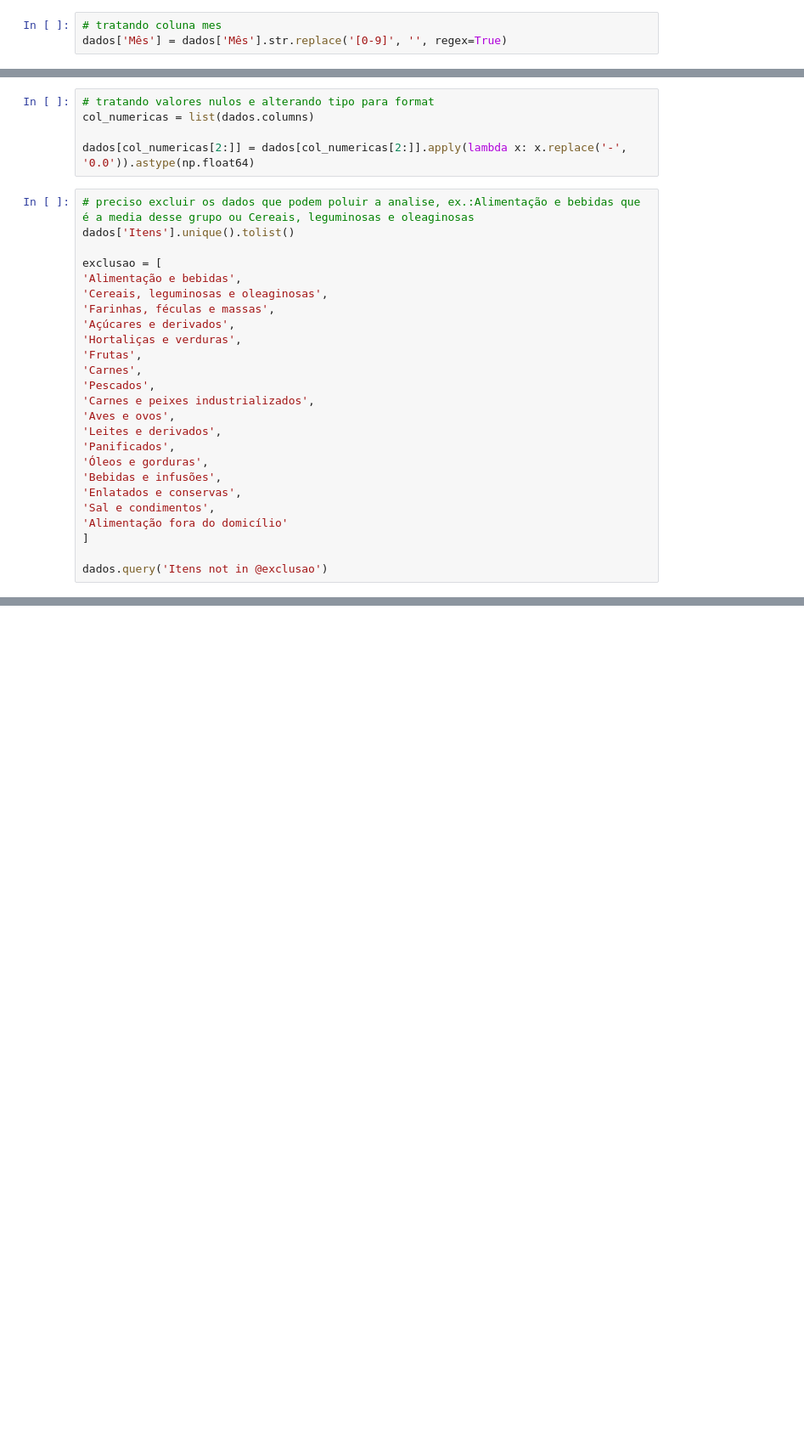
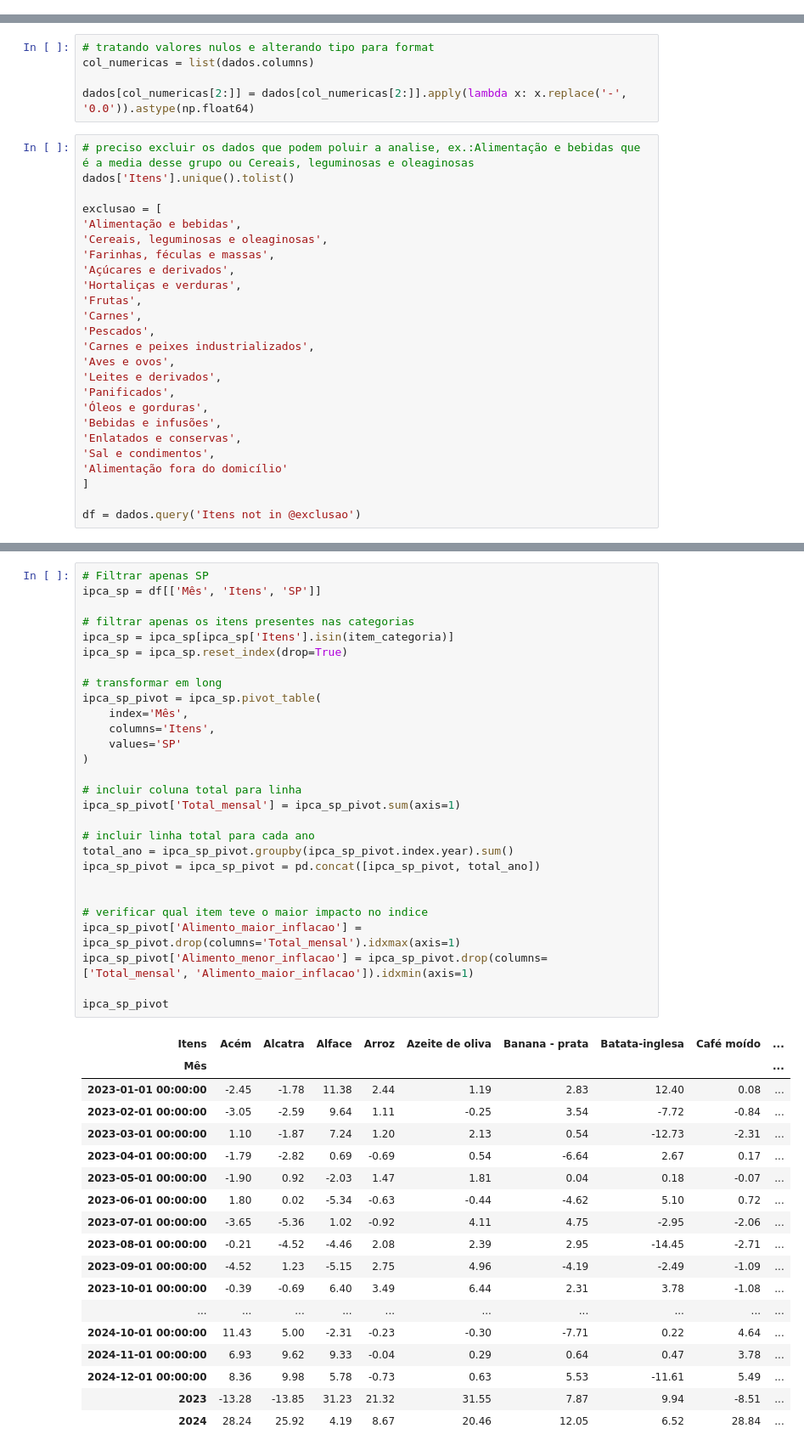
Before and after one commit to edufagunds/projeto_IPCA, a Jupyter notebook: Projeto IPCA/01.Base.ipynb, the cells around one changed output, grey strips where cells are left out. Shown: that part at 85% size. Drawn from its saved outputs; the diff is of its cells as text; blank space fills up the shorter version.

```diff
--- a/Projeto IPCA/01.Base.ipynb
+++ b/Projeto IPCA/01.Base.ipynb
@@ -47,9 +47,6 @@ dados = dados.rename(columns={
        'RM de Curitiba (PR)' : 'PR',
        'RM de Porto Alegre (RS)' : 'RS'
                               })
-# %%
-# tratando coluna mes
-dados['Mês'] = dados['Mês'].str.replace('[0-9]', '', regex=True)
 # %%
 # tratando coluna de itens
 # ^: indica o início da string.
@@ -84,4 +81,4 @@ exclusao = [
 'Alimentação fora do domicílio'
 ]
 
-dados.query('Itens not in @exclusao')
+df = dados.query('Itens not in @exclusao')
@@ -101,0 +172,47 @@ dados.query('Itens not in @exclusao')
+# %%
+# Filtrar apenas SP
+ipca_sp = df[['Mês', 'Itens', 'SP']]
+
+# filtrar apenas os itens presentes nas categorias
+ipca_sp = ipca_sp[ipca_sp['Itens'].isin(item_categoria)]
+ipca_sp = ipca_sp.reset_index(drop=True)
+
+# transformar em long
+ipca_sp_pivot = ipca_sp.pivot_table(
+    index='Mês',
+    columns='Itens',
+    values='SP'
+)
+
+# incluir coluna total para linha
+ipca_sp_pivot['Total_mensal'] = ipca_sp_pivot.sum(axis=1)
+
+# incluir linha total para cada ano
+total_ano = ipca_sp_pivot.groupby(ipca_sp_pivot.index.year).sum()
+ipca_sp_pivot = ipca_sp_pivot = pd.concat([ipca_sp_pivot, total_ano])
+
+
+# verificar qual item teve o maior impacto no indice
+ipca_sp_pivot['Alimento_maior_inflacao'] = ipca_sp_pivot.drop(columns='Total_mensal').idxmax(axis=1)
+ipca_sp_pivot['Alimento_menor_inflacao'] = ipca_sp_pivot.drop(columns=['Total_mensal', 'Alimento_maior_inflacao']).idxmin(axis=1)
+
+ipca_sp_pivot
+# %% [output]
+| Itens | Acém | Alcatra | Alface | Arroz | Azeite de oliva | Banana - prata | Batata-inglesa | Café moído | ... |
+| Mês |  |  |  |  |  |  |  |  | ... |
+| 2023-01-01 00:00:00 | -2.45 | -1.78 | 11.38 | 2.44 | 1.19 | 2.83 | 12.40 | 0.08 | ... |
+| 2023-02-01 00:00:00 | -3.05 | -2.59 | 9.64 | 1.11 | -0.25 | 3.54 | -7.72 | -0.84 | ... |
+| 2023-03-01 00:00:00 | 1.10 | -1.87 | 7.24 | 1.20 | 2.13 | 0.54 | -12.73 | -2.31 | ... |
+| 2023-04-01 00:00:00 | -1.79 | -2.82 | 0.69 | -0.69 | 0.54 | -6.64 | 2.67 | 0.17 | ... |
+| 2023-05-01 00:00:00 | -1.90 | 0.92 | -2.03 | 1.47 | 1.81 | 0.04 | 0.18 | -0.07 | ... |
+| 2023-06-01 00:00:00 | 1.80 | 0.02 | -5.34 | -0.63 | -0.44 | -4.62 | 5.10 | 0.72 | ... |
+| 2023-07-01 00:00:00 | -3.65 | -5.36 | 1.02 | -0.92 | 4.11 | 4.75 | -2.95 | -2.06 | ... |
+| 2023-08-01 00:00:00 | -0.21 | -4.52 | -4.46 | 2.08 | 2.39 | 2.95 | -14.45 | -2.71 | ... |
+| 2023-09-01 00:00:00 | -4.52 | 1.23 | -5.15 | 2.75 | 4.96 | -4.19 | -2.49 | -1.09 | ... |
+| 2023-10-01 00:00:00 | -0.39 | -0.69 | 6.40 | 3.49 | 6.44 | 2.31 | 3.78 | -1.08 | ... |
+| ... | ... | ... | ... | ... | ... | ... | ... | ... | ... |
+| 2024-10-01 00:00:00 | 11.43 | 5.00 | -2.31 | -0.23 | -0.30 | -7.71 | 0.22 | 4.64 | ... |
+| 2024-11-01 00:00:00 | 6.93 | 9.62 | 9.33 | -0.04 | 0.29 | 0.64 | 0.47 | 3.78 | ... |
+| 2024-12-01 00:00:00 | 8.36 | 9.98 | 5.78 | -0.73 | 0.63 | 5.53 | -11.61 | 5.49 | ... |
+| 2023 | -13.28 | -13.85 | 31.23 | 21.32 | 31.55 | 7.87 | 9.94 | -8.51 | ... |
+| 2024 | 28.24 | 25.92 | 4.19 | 8.67 | 20.46 | 12.05 | 6.52 | 28.84 | ... |
```
Also changed, not shown: parts of 7 cells of this notebook, 3 other files.
